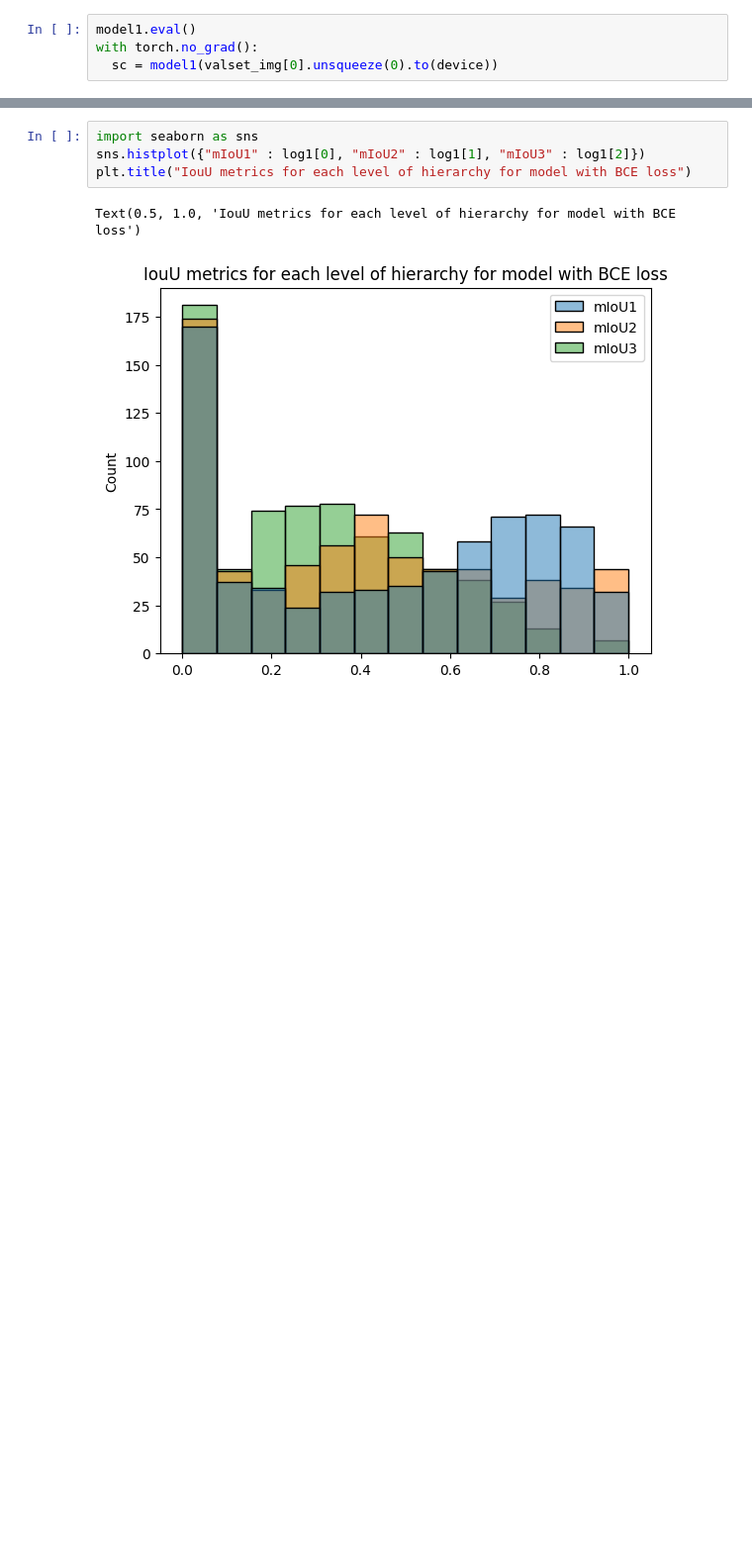
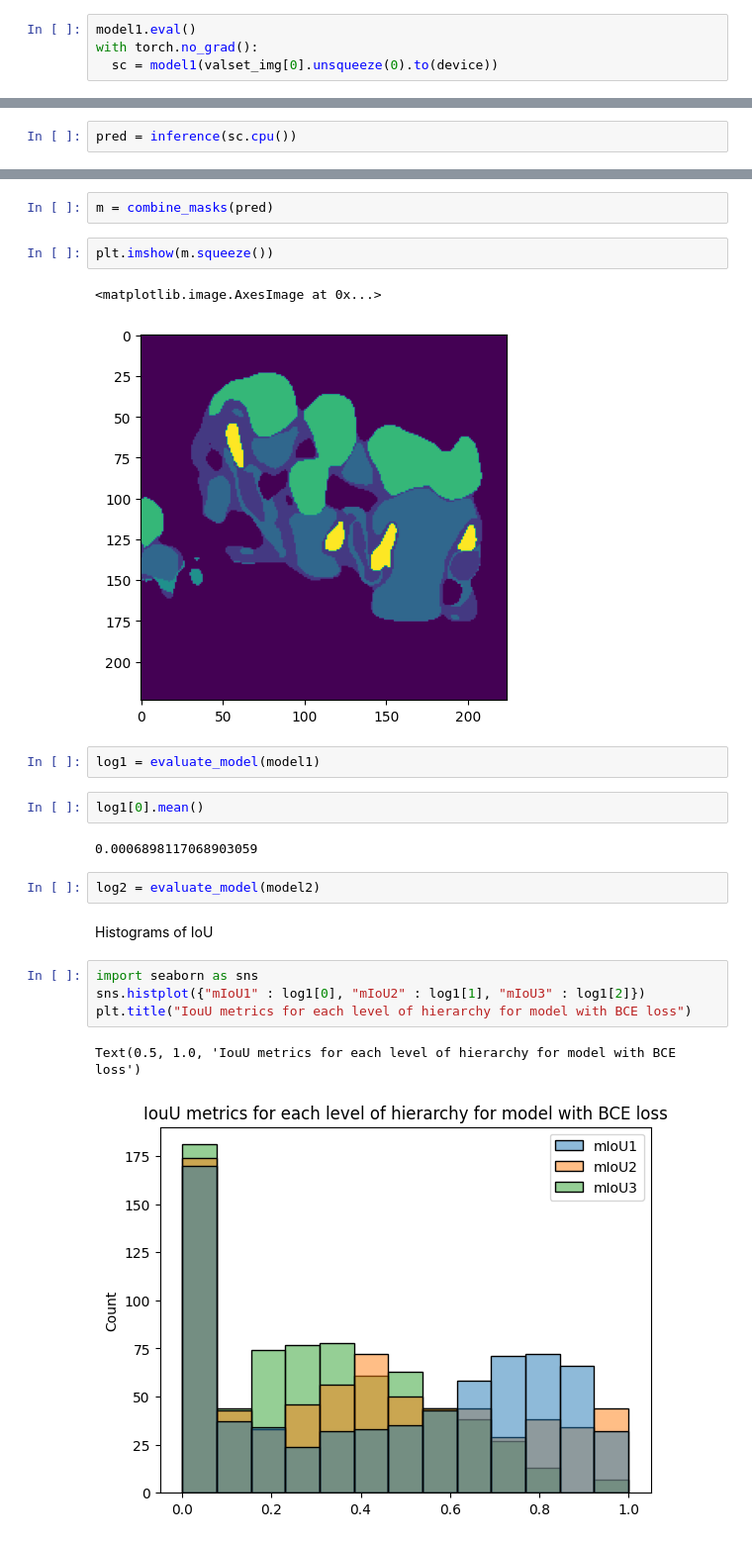
Before and after one commit to Viktor-Sok/Hierarchical_Semantic_Segmentation_Pascal_part, a Jupyter notebook: Notebooks/Model_comparison.ipynb, the cells around one changed output, grey strips where cells are left out. Shown at 99% size. Drawn from its saved outputs; the diff is of its cells as text; blank space fills up the shorter version.

```diff
--- a/Notebooks/Model_comparison.ipynb
+++ b/Notebooks/Model_comparison.ipynb
@@ -330,0 +330,2 @@ with torch.no_grad():
+# %%
+pred = inference(sc.cpu())
@@ -331,3 +352,20 @@ with torch.no_grad():
+# %%
+m = combine_masks(pred)
+# %%
+plt.imshow(m.squeeze())
+# %% [output]
+<matplotlib.image.AxesImage at 0x...>
+[figure, added]
+# %%
+log1 = evaluate_model(model1)
+# %%
+log1[0].mean()
+# %% [output]
+0.0006898117068903059
+# %%
+log2 = evaluate_model(model2)
+# %% [markdown]
+Histograms of IoU
 # %%
 import seaborn as sns
 sns.histplot({"mIoU1" : log1[0], "mIoU2" : log1[1], "mIoU3" : log1[2]})
```
Also changed, not shown: parts of 22 cells of this notebook.
